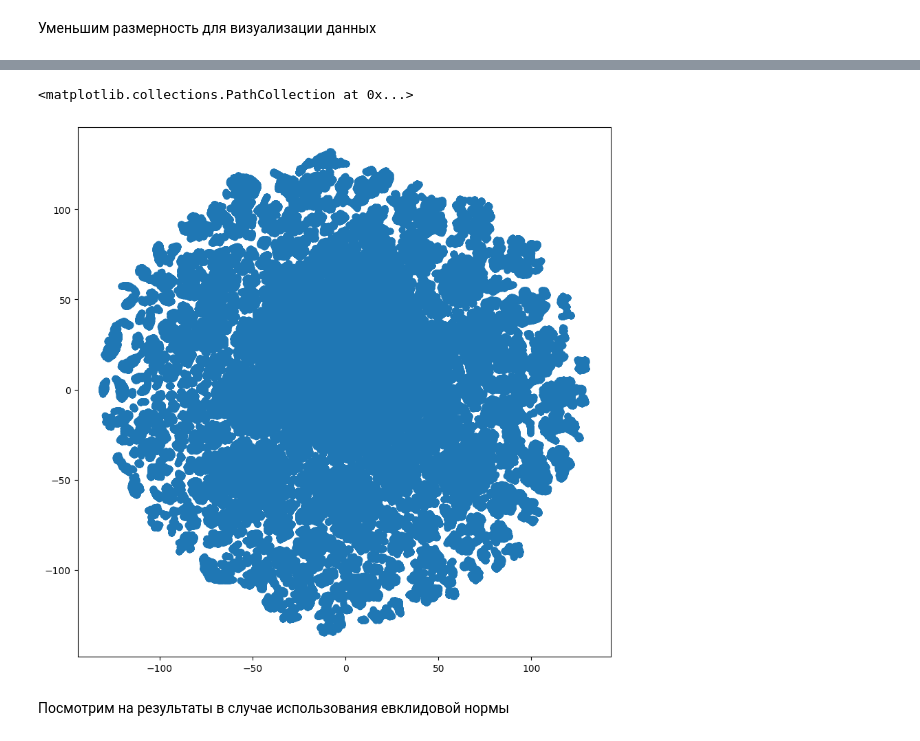
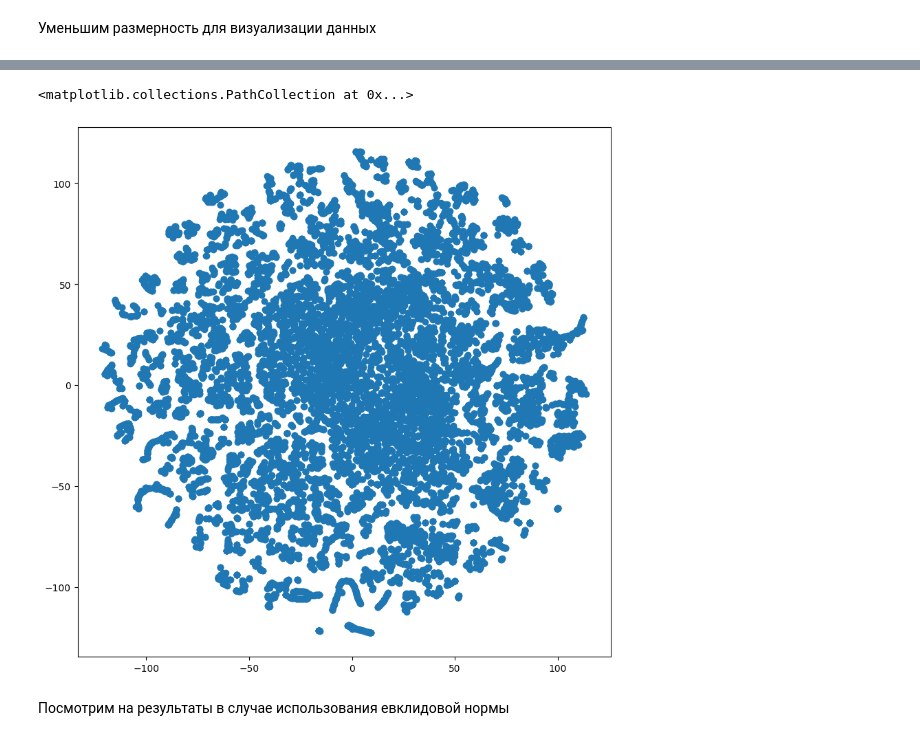
Before and after one commit to aspushkarev/OTUS-ML-Professional, a Jupyter notebook: Anomaly_detection/OTUS_Anomaly_detection_homework.ipynb, the cells around one changed output, grey strips where cells are left out. Saved outputs shown, nothing was run; the diff lists cells and outputs as text; code cells hidden in the pictures.

```diff
--- a/Anomaly_detection/OTUS_Anomaly_detection_homework.ipynb
+++ b/Anomaly_detection/OTUS_Anomaly_detection_homework.ipynb
@@ -294,7 +316,7 @@ scaled_data = pd.DataFrame(data=scaler.fit_transform(data_features),
 # %%
 %%time
 # tsne = TSNE(perplexity=50, n_jobs=-1)
-tsne = TSNE(n_components=2, n_jobs=-1, random_state=10)
+tsne = TSNE(n_components=2, perplexity=10, n_jobs=-1, random_state=10)
 tsne_transformed = tsne.fit_transform(scaled_data)
 
 plt.figure(figsize=(10, 10))
@@ -305,5 +327,5 @@ Wall time: 1h 55min 35s
 <matplotlib.collections.PathCollection at 0x...>
-[figure, old version]
+[figure, new version]
 # %% [markdown]
 Посмотрим на результаты в случае использования евклидовой нормы
 # %%
```
Also changed, not shown: parts of 41 cells of this notebook.
